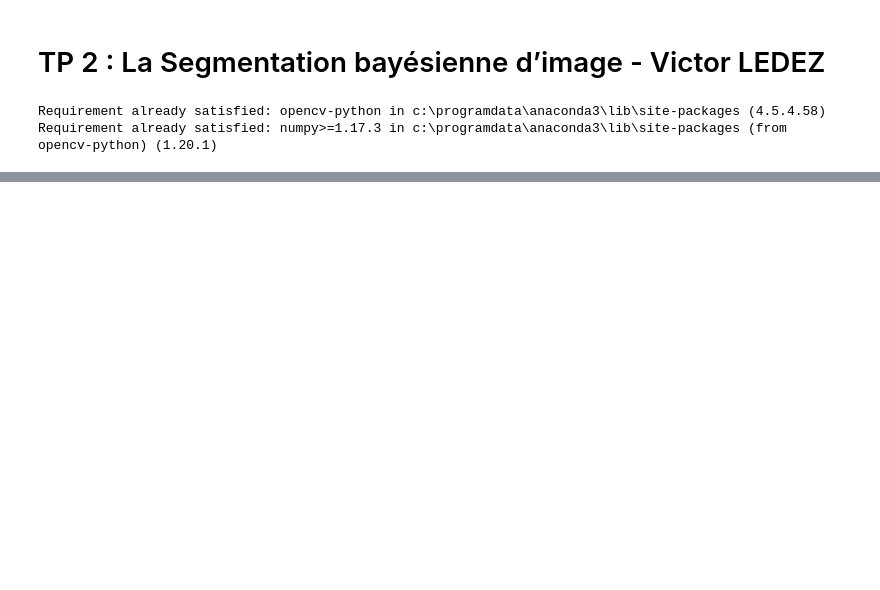
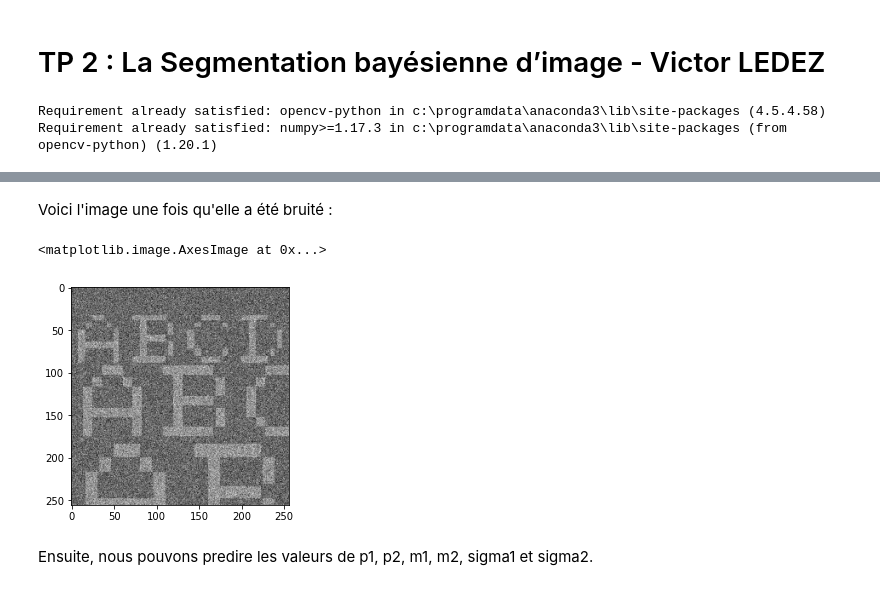
Before and after one commit to VictorLEDEZ/tp_2, a Jupyter notebook: ledez.ipynb, the cells around one changed output, grey strips where cells are left out. Saved outputs shown, nothing was run; the diff lists cells and outputs as text; code cells hidden in the pictures; blank space fills up the shorter version.

```diff
--- a/ledez.ipynb
+++ b/ledez.ipynb
@@ -44,0 +56,9 @@ TypeError: estim_param_EM_indep() missing 8 required positional arguments: 'iter
+# %% [markdown]
+Voici l'image une fois qu'elle a été bruité :
+# %%
+plt.imshow(transform_line_in_img(Y, 256), cmap='gray')
+# %% [output]
+<matplotlib.image.AxesImage at 0x...>
+[figure, added]
+# %% [markdown]
+Ensuite, nous pouvons predire les valeurs de p1, p2, m1, m2, sigma1 et sigma2.
```
Also changed, not shown: parts of 13 cells of this notebook, 5 other files.
